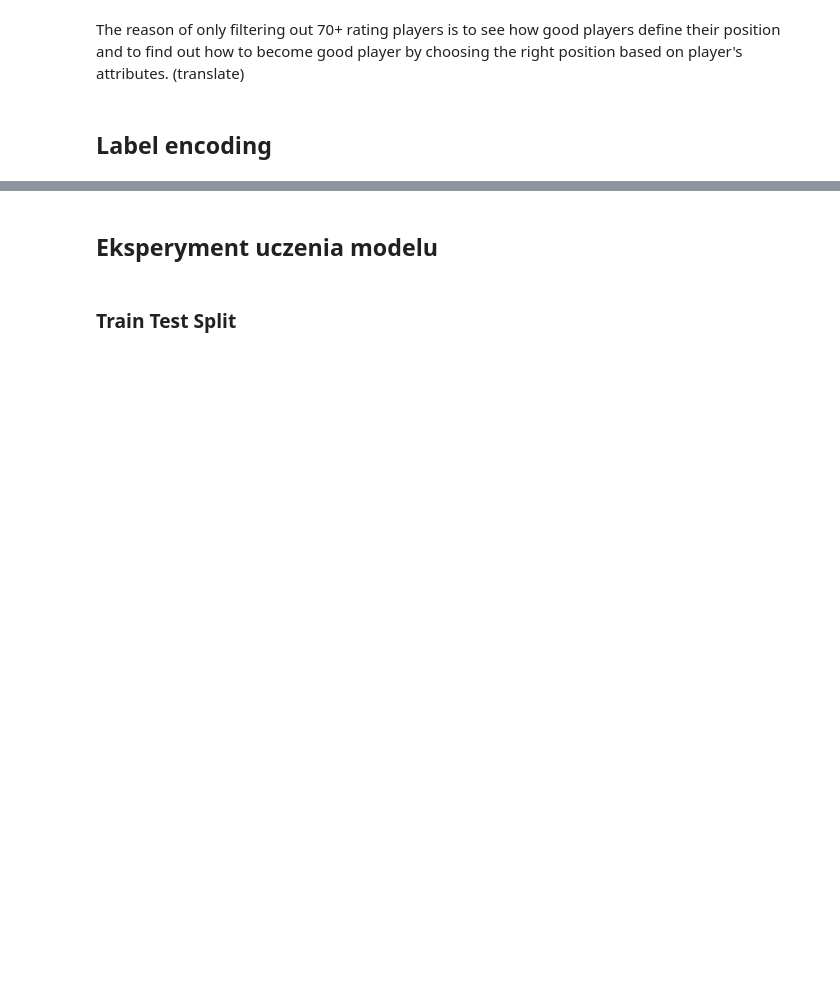
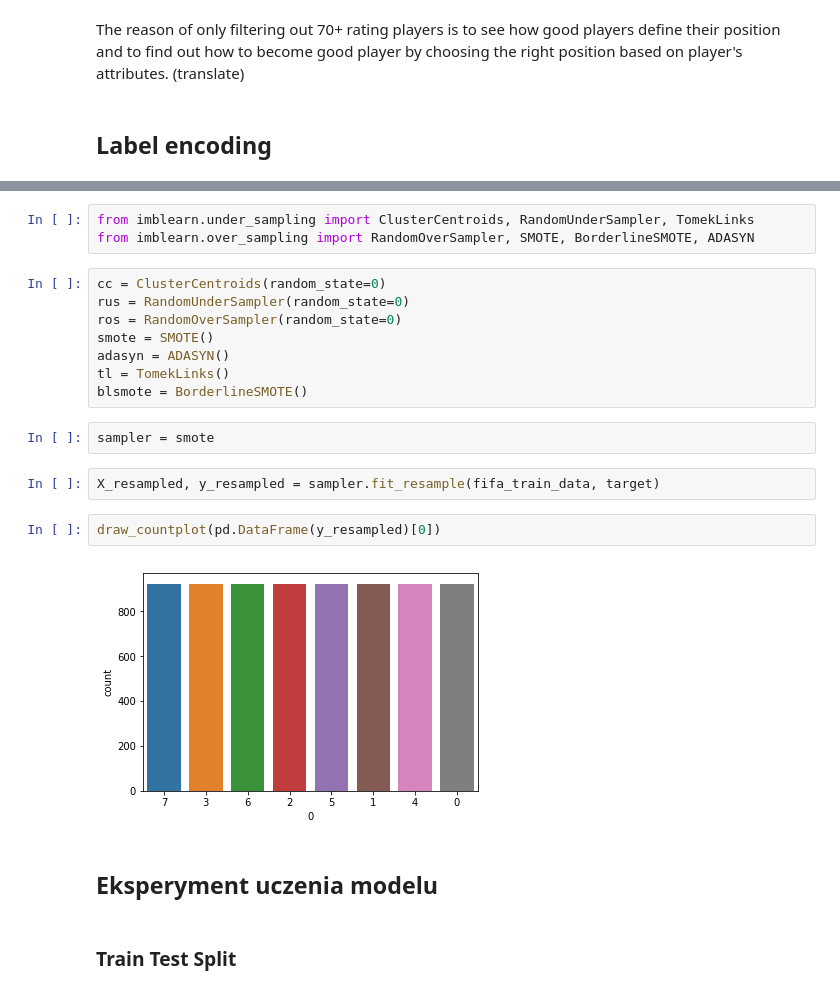
Before and after one commit to mikitachab/football-manager-ml-support, a Jupyter notebook: data-preprocessing.ipynb, the cells around one changed output, grey strips where cells are left out. Drawn from its saved outputs; the diff is of its cells as text; blank space fills up the shorter version.

```diff
--- a/data-preprocessing.ipynb
+++ b/data-preprocessing.ipynb
@@ -159,3 +172,22 @@ fifa_data[fifa_categories.columns] = fifa_data[fifa_categories.columns].apply(en
+# %%
+from imblearn.under_sampling import ClusterCentroids, RandomUnderSampler, TomekLinks
+from imblearn.over_sampling import RandomOverSampler, SMOTE, BorderlineSMOTE, ADASYN
+# %%
+cc = ClusterCentroids(random_state=0)
+rus = RandomUnderSampler(random_state=0)
+ros = RandomOverSampler(random_state=0)
+smote = SMOTE()
+adasyn = ADASYN()
+tl = TomekLinks()
+blsmote = BorderlineSMOTE()
+# %%
+sampler = smote
+# %%
+X_resampled, y_resampled = sampler.fit_resample(fifa_train_data, target)
+# %%
+draw_countplot(pd.DataFrame(y_resampled)[0])
+# %% [output]
+[figure, added]
 # %% [markdown]
 ## Eksperyment uczenia modelu
 # %% [markdown]
```
Also changed, not shown: parts of 30 cells of this notebook, 3 other files.
